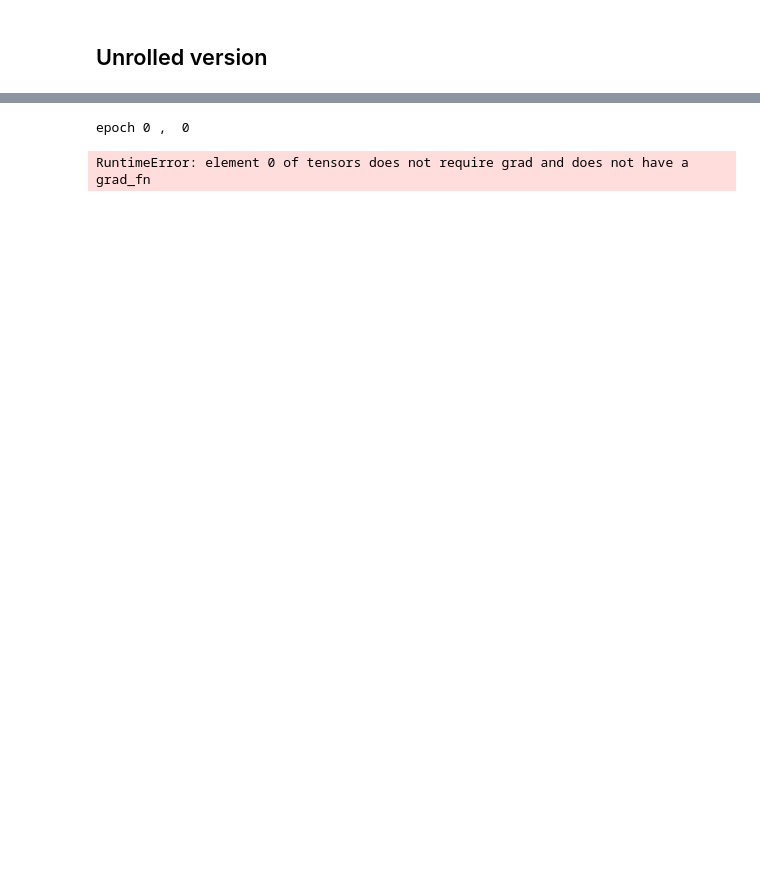
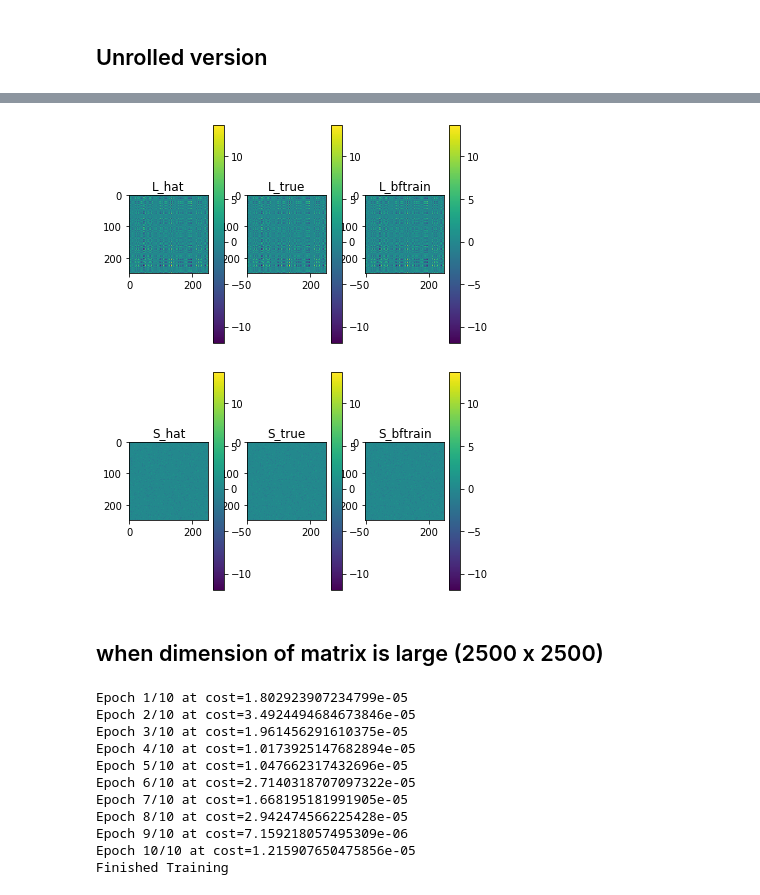
Before and after one commit to elitanzc/FYP, a Jupyter notebook: Learned_AccAltProj.ipynb, the cells around one changed output, grey strips where cells are left out. Drawn from its saved outputs; the diff is of its cells as text; code cells hidden in the pictures; blank space fills up the shorter version.

```diff
--- a/Learned_AccAltProj.ipynb
+++ b/Learned_AccAltProj.ipynb
@@ -241,0 +329,31 @@ lossbftrain=np.array(net.loss)
+# %%
+combined = torch.cat((L_hat, L_true, S_hat, S_true)) ## combine matrices so that colorbars can be standardized
+
+fig, [ax1, ax2, ax3] = plt.subplots(1,3)
+im1 = ax1.imshow(L_hat.detach().numpy(), vmin=torch.min(combined), vmax = torch.max(combined))
+ax1.set_title("L_hat")
+plt.colorbar(im1, ax=ax1)
+im2 = ax2.imshow(L_true.detach().numpy(), vmin=torch.min(combined), vmax = torch.max(combined))
+ax2.set_title("L_true")
+plt.colorbar(im2, ax=ax2)
+im3 = ax3.imshow(L_bftrain.detach().numpy(), vmin=torch.min(combined), vmax = torch.max(combined))
+ax3.set_title("L_bftrain")
+plt.colorbar(im3, ax=ax3)
+plt.show()
+
+fig, [ax1, ax2, ax3] = plt.subplots(1,3)
+im1 = ax1.imshow(S_hat.detach().numpy(), vmin=torch.min(combined), vmax = torch.max(combined))
+ax1.set_title("S_hat")
+plt.colorbar(im1, ax=ax1)
+im2 = ax2.imshow(S_true.detach().numpy(), vmin=torch.min(combined), vmax = torch.max(combined))
+ax2.set_title("S_true")
+plt.colorbar(im2, ax=ax2)
+im3 = ax3.imshow(S_bftrain.detach().numpy(), vmin=torch.min(combined), vmax = torch.max(combined))
+ax3.set_title("S_bftrain")
+plt.colorbar(im3, ax=ax3)
+plt.show()
+# %% [output]
+[figure, added]
+[figure, added]
+# %% [markdown]
+## when dimension of matrix is large (2500 x 2500)
@@ -242,23 +378,36 @@ lossbftrain=np.array(net.loss)
 # %%
-optimizer=Adam(net.parameters()) # Adam algorithm will be learned to optimise paramaters
+optimizer=Adam(net.parameters(), lr=1e-5, weight_decay=1e-2)
 
-nepochs = 20
+nepochs = 10
 
 for epoch in range(nepochs):
 
-    for i in range(100):
-        # get the inputs
-        print("epoch", epoch, ", ", i)
-        L0, S0, M0 = generate_problem(r, d1, d2, alpha, c=1)
+    for i in range(10):
+        alpha = alpha_true
+        c = c_true
+        L0, S0, M0 = generate_problem(r, d1, d2, alpha, c)
         optimizer.zero_grad()
         L_hat, S_hat = net(M0, r)
         loss = torch.linalg.norm(M0 - L_hat - S_hat)/ torch.linalg.norm(M0)
         loss.backward()
+        for name, param in net.named_parameters():
+            if not torch.isfinite(param.grad).all():
+                print(name, torch.isfinite(param.grad).all())
+                break
         optimizer.step()
-
-    print('Epoch ' + str(epoch+1) +'/' + str(nepochs) +' at cost=' + str(round(loss.item(),3)))
+    #print(list(net.parameters()))
+    print('Epoch ' + str(epoch+1) +'/' + str(nepochs) +' at cost=' + str(loss.item()))
 
 print('Finished Training')
 # %% [output]
-epoch 0 ,  0
+Epoch 1/10 at cost=1.802923907234799e-05
+Epoch 2/10 at cost=3.4924494684673846e-05
+Epoch 3/10 at cost=1.961456291610375e-05
+Epoch 4/10 at cost=1.0173925147682894e-05
+Epoch 5/10 at cost=1.047662317432696e-05
+Epoch 6/10 at cost=2.7140318707097322e-05
+Epoch 7/10 at cost=1.668195181991905e-05
+Epoch 8/10 at cost=2.942474566225428e-05
+Epoch 9/10 at cost=7.159218057495309e-06
+Epoch 10/10 at cost=1.215907650475856e-05
+Finished Training
-RuntimeError: element 0 of tensors does not require grad and does not have a grad_fn
```
Also changed, not shown: parts of 20 cells of this notebook, 1 other file.
